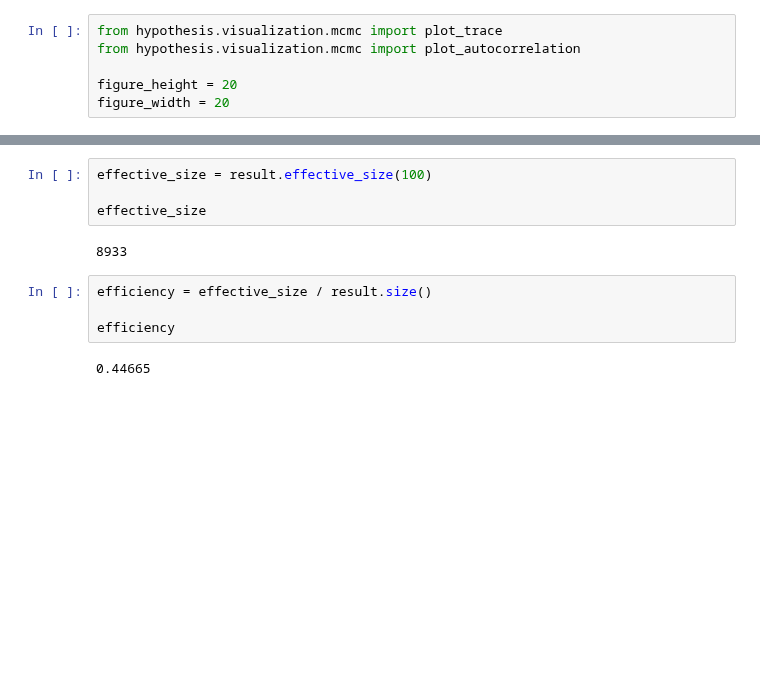
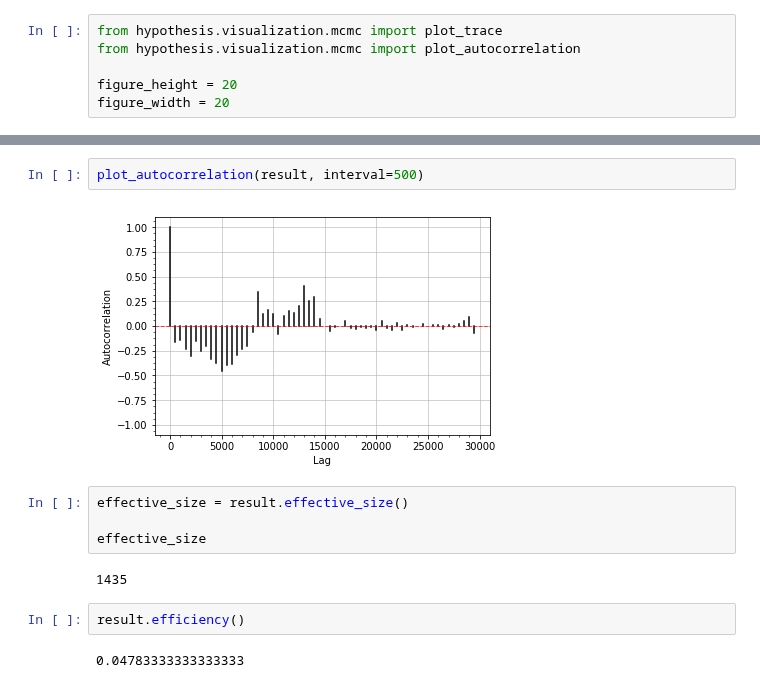
Before and after one commit to montefiore-institute/hypothesis, a Jupyter notebook: examples/metropolis-hastings.ipynb, the cells around one changed output, grey strips where cells are left out. Drawn from its saved outputs; the diff is of its cells as text; blank space fills up the shorter version.

Commit message:
Vectorize autocorrelation computations, and refactor chain

```diff
--- a/examples/metropolis-hastings.ipynb
+++ b/examples/metropolis-hastings.ipynb
@@ -68,12 +71,14 @@ plot_autocorrelation(result, max_lag=1000, interval=10)
+# %%
+plot_autocorrelation(result, interval=500)
+# %% [output]
+[figure, added]
 # %%
-effective_size = result.effective_size(100)
+effective_size = result.effective_size()
 
 effective_size
 # %% [output]
-8933
+1435
-# %%
-efficiency = effective_size / result.size()
-
-efficiency
-# %% [output]
-0.44665
+# %%
+result.efficiency()
+# %% [output]
+0.04783333333333333
```
Also changed, not shown: parts of 6 cells of this notebook, 3 other files.
